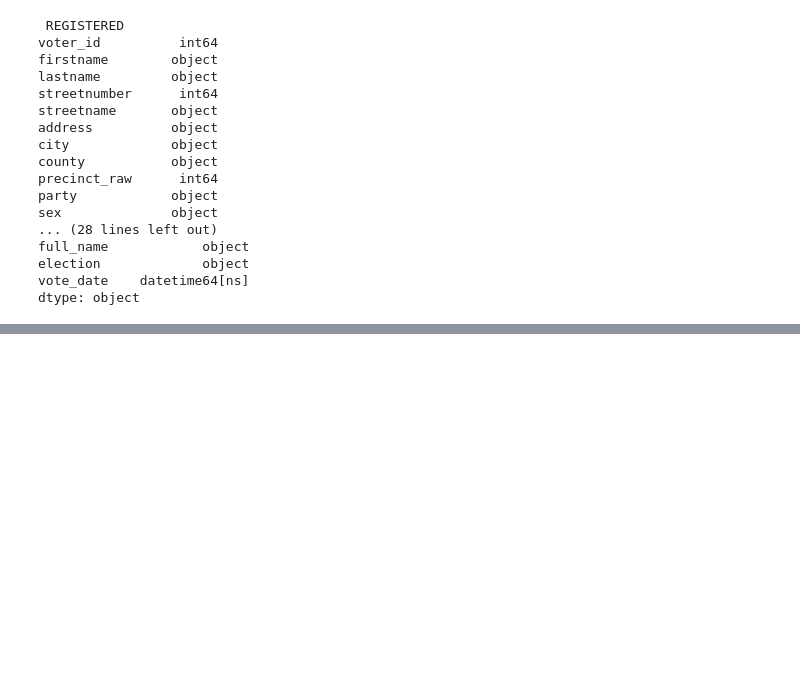
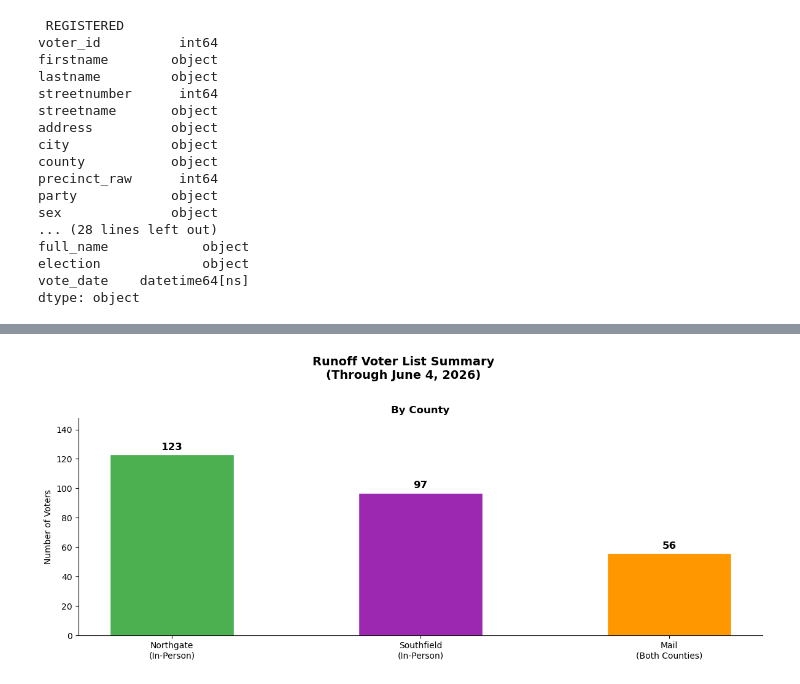
Before and after one commit to Yeasirzawad/Precinctsmart-Assessment, a Jupyter notebook: Notebook/lakeside_analysis.ipynb, the cells around one changed output, grey strips where cells are left out. Drawn from its saved outputs; the diff is of its cells as text; code cells hidden in the pictures; blank space fills up the shorter version.

```diff
--- a/Notebook/lakeside_analysis.ipynb
+++ b/Notebook/lakeside_analysis.ipynb
@@ -519,0 +602,30 @@ dtype: object
+# %%
+import matplotlib.pyplot as plt
+
+fig, ax = plt.subplots(figsize=(12, 5))
+fig.suptitle(
+    "Runoff Voter List Summary\n(Through June 4, 2026)",
+    fontsize=14,
+    fontweight="bold",
+    y=1.02
+)
+
+county_labels = ["Northgate\n(In-Person)", "Southfield\n(In-Person)", "Mail\n(Both Counties)"]
+county_values = [123, 97, 56]
+county_colors = ["#4CAF50", "#9C27B0", "#FF9800"]
+
+ax.bar(county_labels, county_values, color=county_colors, edgecolor="white", width=0.5)
+ax.set_title("By County", fontweight="bold")
+ax.set_ylabel("Number of Voters")
+ax.set_ylim(0, max(county_values) * 1.2)
+
+for i, v in enumerate(county_values):
+    ax.text(i, v + 3, str(v), ha="center", fontweight="bold", fontsize=12)
+
+ax.spines["top"].set_visible(False)
+ax.spines["right"].set_visible(False)
+
+plt.tight_layout()
+plt.show()
+# %% [output]
+[figure, added]
```
Also changed, not shown: parts of 12 cells of this notebook, 1 other file.
